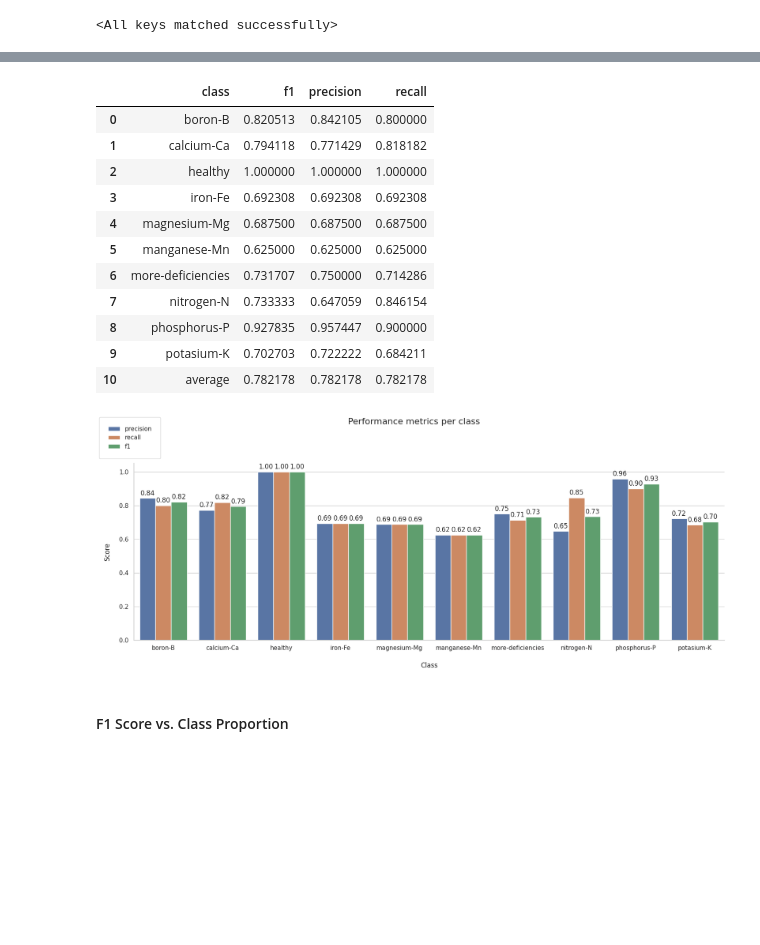
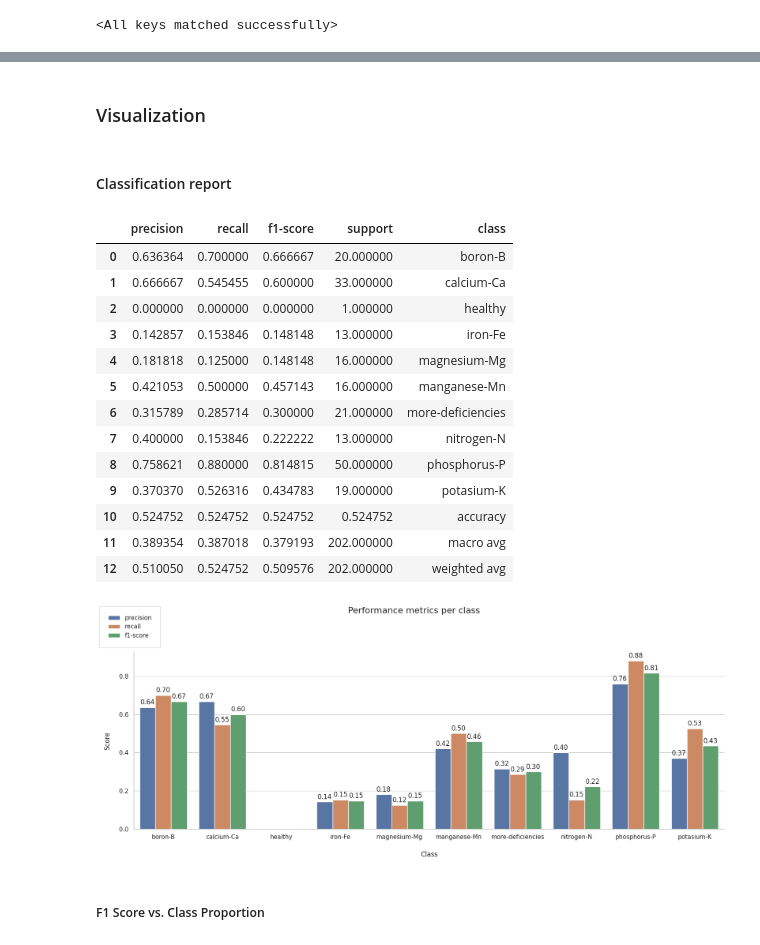
Before and after one commit to encars28/CoLeaf-CNN, a Jupyter notebook: main.ipynb, the cells around one changed output, grey strips where cells are left out. Saved outputs shown, nothing was run; the diff lists cells and outputs as text; code cells hidden in the pictures; blank space fills up the shorter version.

```diff
--- a/main.ipynb
+++ b/main.ipynb
@@ -211,2 +199,2 @@ np.save(os.path.join(OUTPUT_PATH, f"metrics/confusion_matrix_{MODEL_VERSION}.npy
 # %%
-df_metrics = pd.read_csv(os.path.join(OUTPUT_PATH, f"metrics/classification_report_{MODEL_VERSION}.csv"), sep=';')
+df_report = pd.read_csv(os.path.join(OUTPUT_PATH, f"metrics/classification_report_{MODEL_VERSION}.csv"), sep=';')
@@ -213,25 +206,31 @@ df_metrics = pd.read_csv(os.path.join(OUTPUT_PATH, f"metrics/classification_repo
+# %% [markdown]
+### Visualization
+# %% [markdown]
+#### Classification report
 # %%
-display(df_metrics)
+display(df_report)
 # %% [output]
-|  | class | f1 | precision | recall |
-| 0 | boron-B | 0.820513 | 0.842105 | 0.800000 |
-| 1 | calcium-Ca | 0.794118 | 0.771429 | 0.818182 |
-| 2 | healthy | 1.000000 | 1.000000 | 1.000000 |
-| 3 | iron-Fe | 0.692308 | 0.692308 | 0.692308 |
-| 4 | magnesium-Mg | 0.687500 | 0.687500 | 0.687500 |
-| 5 | manganese-Mn | 0.625000 | 0.625000 | 0.625000 |
-| 6 | more-deficiencies | 0.731707 | 0.750000 | 0.714286 |
-| 7 | nitrogen-N | 0.733333 | 0.647059 | 0.846154 |
-| 8 | phosphorus-P | 0.927835 | 0.957447 | 0.900000 |
-| 9 | potasium-K | 0.702703 | 0.722222 | 0.684211 |
-| 10 | average | 0.782178 | 0.782178 | 0.782178 |
+|  | precision | recall | f1-score | support | class |
+| 0 | 0.636364 | 0.700000 | 0.666667 | 20.000000 | boron-B |
+| 1 | 0.666667 | 0.545455 | 0.600000 | 33.000000 | calcium-Ca |
+| 2 | 0.000000 | 0.000000 | 0.000000 | 1.000000 | healthy |
+| 3 | 0.142857 | 0.153846 | 0.148148 | 13.000000 | iron-Fe |
+| 4 | 0.181818 | 0.125000 | 0.148148 | 16.000000 | magnesium-Mg |
+| 5 | 0.421053 | 0.500000 | 0.457143 | 16.000000 | manganese-Mn |
+| 6 | 0.315789 | 0.285714 | 0.300000 | 21.000000 | more-deficiencies |
+| 7 | 0.400000 | 0.153846 | 0.222222 | 13.000000 | nitrogen-N |
+| 8 | 0.758621 | 0.880000 | 0.814815 | 50.000000 | phosphorus-P |
+| 9 | 0.370370 | 0.526316 | 0.434783 | 19.000000 | potasium-K |
+| 10 | 0.524752 | 0.524752 | 0.524752 | 0.524752 | accuracy |
+| 11 | 0.389354 | 0.387018 | 0.379193 | 202.000000 | macro avg |
+| 12 | 0.510050 | 0.524752 | 0.509576 | 202.000000 | weighted avg |
 # %%
-df_class_metrics = df_metrics[:-1]
+df_class_metrics = df_report[:-3]
 
 df_melted = pd.melt(
     df_class_metrics,
     id_vars=['class'],
-    value_vars=['precision', 'recall', 'f1'],
+    value_vars=['precision', 'recall', 'f1-score'],
     var_name='Metric',
     value_name='Score'
 )
@@ -239,34 +238,34 @@ df_melted = pd.melt(
 g = sns.catplot(
     data=df_melted,
     kind="bar",
     x="class",
     y="Score",
     hue="Metric",
     aspect=2.5,
     height=6
 )
 
 g.figure.suptitle('Performance metrics per class', fontsize=16, y=1.1)
 
 sns.move_legend(g, "upper left", borderpad=1.5, title=None, frameon=True)
 sns.set_theme(style="whitegrid")
 
 for ax in g.axes.flat:
     for p in ax.patches:
         if p.get_height() > 0:
             ax.annotate(f'{p.get_height():.2f}',
                     (p.get_x() + p.get_width() / 2., p.get_height()),
                     ha='center', va='center',
                     xytext=(0, 9),
                     textcoords='offset points')
 
 plt.xlabel("Class", labelpad=20)
 plt.ylabel("Score", labelpad=15)
 plt.tight_layout()
 plt.savefig(os.path.join(OUTPUT_PATH, f"graphs/metrics_barchart_{MODEL_VERSION}.png"))
 plt.show()
 # %% [output]
-[figure, old version]
+[figure, new version]
 # %% [markdown]
-#### F1 Score vs. Class Proportion
+##### F1 Score vs. Class Proportion
 # %%
```
Also changed, not shown: parts of 28 cells of this notebook, 18 other files.
